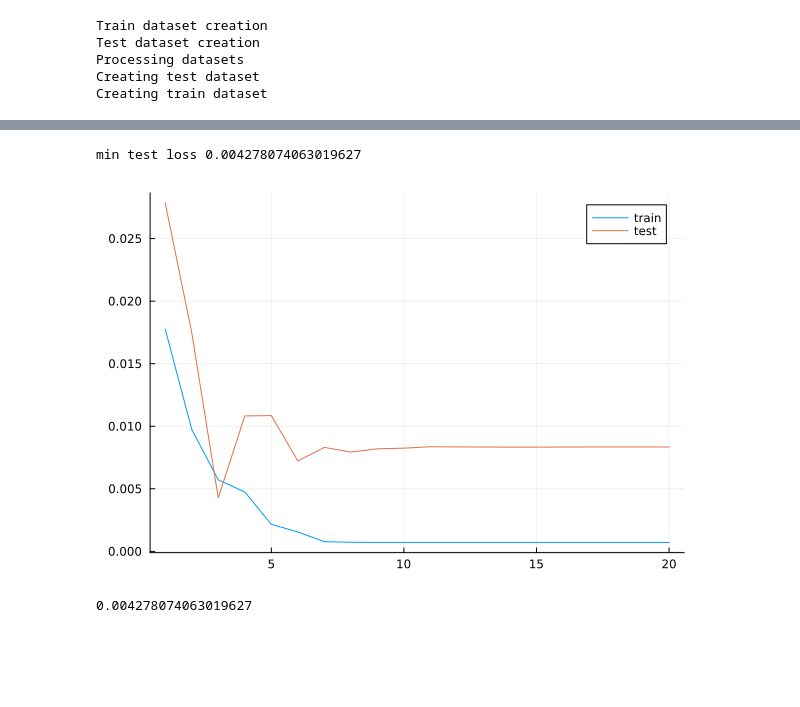
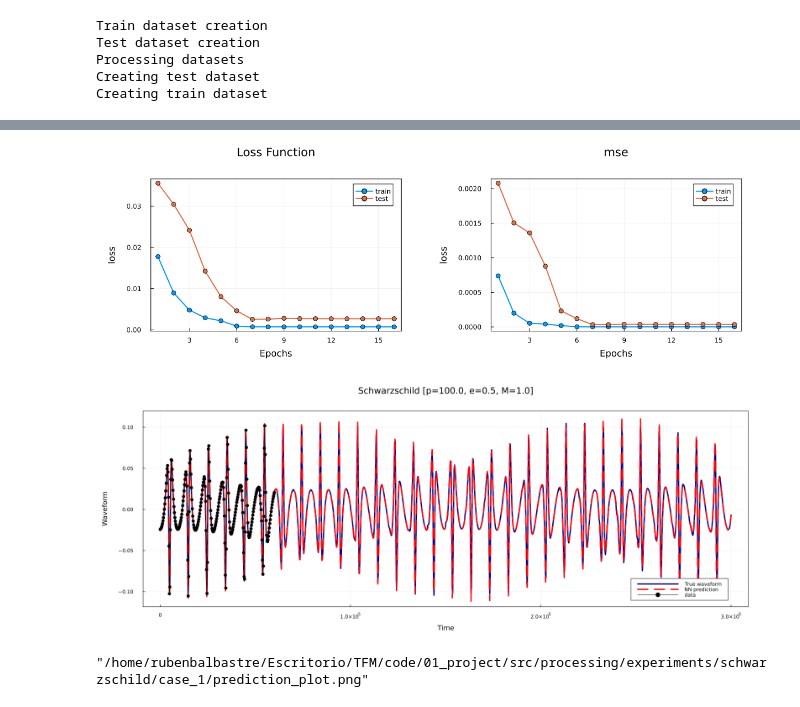
Before and after one commit to rubenbalbastre/pinn-gravitational-waves, a Jupyter notebook: src/processing/experiments/schwarzschild/case_1/EMR_schwarzschild_train.ipynb, the cells around one changed output, grey strips where cells are left out. Saved outputs shown, nothing was run; the diff lists cells and outputs as text; code cells hidden in the pictures; blank space fills up the shorter version.

```diff
--- a/src/processing/experiments/schwarzschild/case_1/EMR_schwarzschild_train.ipynb
+++ b/src/processing/experiments/schwarzschild/case_1/EMR_schwarzschild_train.ipynb
@@ -195,14 +203,24 @@ plot(plot_list[end])
-# %%
-print("min test loss ", minimum(test_losses))
-plot(train_losses, label="train")
-plot!(test_losses, label="test")
-# %% [output]
-min test loss 0.004278074063019627
-[figure, removed]
-# %%
-minimum(test_losses)
-# %% [output]
-0.004278074063019627
+# %%
+# print("min test loss ", minimum(test_losses), "\n ")
+# print("min train loss ", minimum(train_losses))
+
+plot_losses = plot(train_losses, label="train", xlabel="Epochs", ylabel="loss", framestyle=:box, marker=:o, linewidth=2, title="Loss Function")
+plot!(plot_losses, test_losses, label="test", marker=:o, linewidth=2)
+
+plot_mse = plot(train_metrics, label="train", xlabel="Epochs", ylabel="loss", framestyle=:box, marker=:o, linewidth=2, title="mse")
+plot!(plot_mse, test_metrics, label="test", marker=:o, linewidth=2)
+
+plot_metrics = plot(plot_losses, plot_mse, layout=(1,2), size=(1200,400), margin=10Plots.mm)
+# %% [output]
+[figure, added]
+# %%
+prediction_plot = plot(plot_list[7], title="Schwarzschild [p=100.0, e=0.5, M=1.0]")
+# %% [output]
+[figure, added]
+# %%
+savefig(prediction_plot, "./prediction_plot.png")
+# %% [output]
+"/home/rubenbalbastre/Escritorio/TFM/code/01_project/src/processing/experiments/schwarzschild/case_1/prediction_plot.png"
 # %%
 # save flux chain models as bson files. To do so, we must save chain model with its parameters
 Flux.loadparams!(chain, Flux.params(re(res.minimizer)))
```
Also changed, not shown: parts of 6 cells of this notebook, 2 other files.
